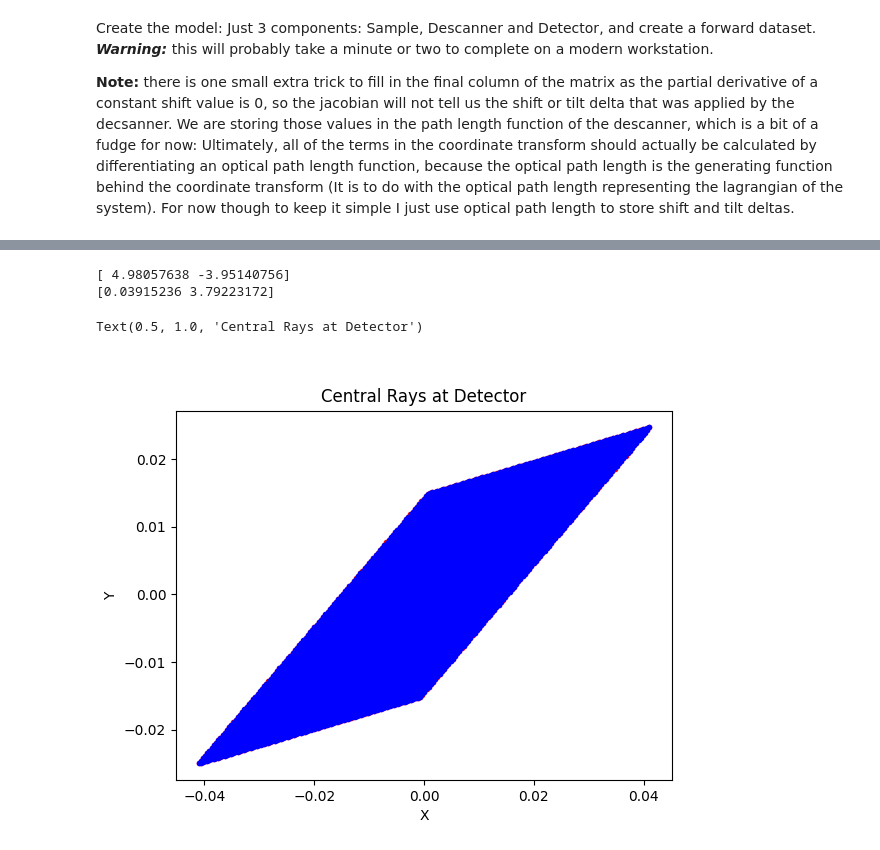
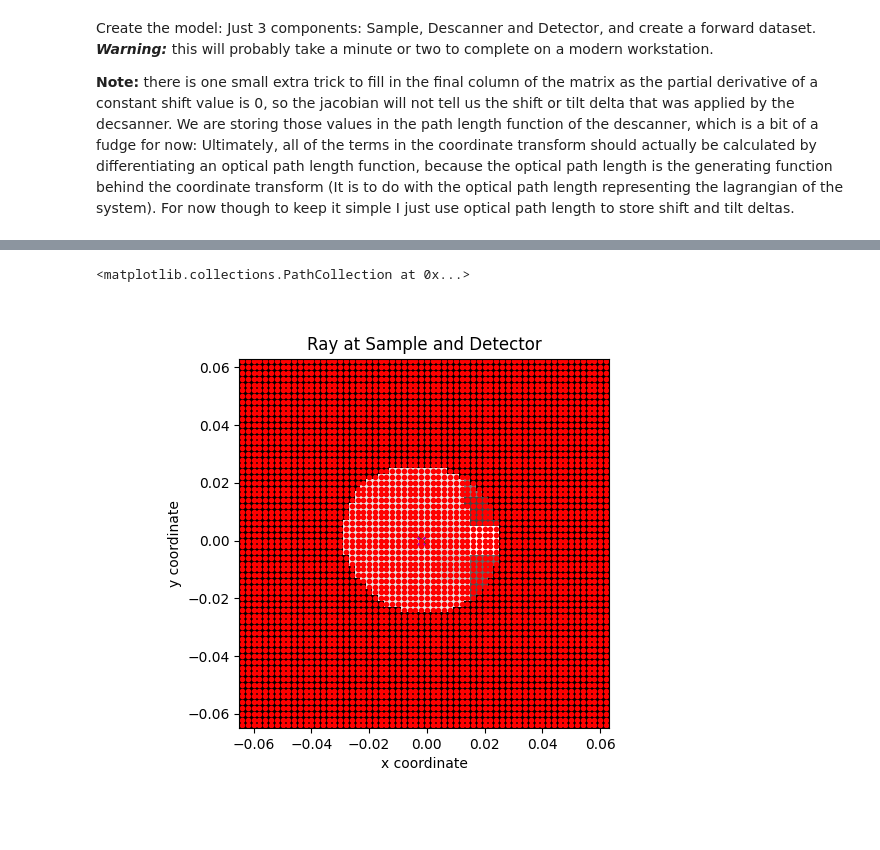
Before and after one commit to TemGym/TemGym, a Jupyter notebook: examples/jax_examples/4Dstem_jax.ipynb, the cells around one changed output, grey strips where cells are left out. Cells and saved outputs as stored; diff of their text form; code cells hidden in the pictures; blank space fills up the shorter version.

```diff
--- a/examples/jax_examples/4Dstem_jax.ipynb
+++ b/examples/jax_examples/4Dstem_jax.ipynb
@@ -614,43 +605,26 @@ plt.show()
 # %%
-# from scipy.ndimage import center_of_mass
 
-# # Find the central pixel of each circle image on the detector
-# idx_x, idx_y = 102, 102
-# idx = np.ravel_multi_index((idx_y, idx_x), (scan_size[0], scan_size[1]))
-# det_image_selected = np.abs(fourdstem_array[idx_y, idx_x])
+# Find the central pixel of each circle image on the detector
+idx_x, idx_y = 50, 50
+idx = np.ravel_multi_index((idx_y, idx_x), (scan_size[0], scan_size[1]))
 
-# # Convert the detector image to a binary image
-# binary_det_image = np.abs(det_image_selected) > 0.5 * np.max(np.abs(det_image_selected))
+x_out_centre_det = det_coords_x[np.argmin(np.sqrt((np.array(x_out_centre_rm) - det_coords_x)**2), axis=1)]
+y_out_centre_det = det_coords_y[np.argmin(np.sqrt((np.array(y_out_centre_rm) - det_coords_y)**2), axis=1)]
+det_image_selected = np.abs(fourdstem_array[idx_y, idx_x])
+scan_x_in = np.array(scan_x_in)
+scan_y_in = np.array(scan_y_in)
 
-# # Find the center of mass of the binary image
-# center_y, center_x = center_of_mass(binary_det_image)
-
-# # Convert the center of mass to detector coordinates
-# x_out_centre = (center_x - det_size[1] / 2) * det_px_size
-# y_out_centre = (center_y - det_size[0] / 2) * det_px_size
-
-# # Find the nearest pixel coordinate to the ray hit position
-
-# # x_out_centre = np.array(x_out_centre)
-# # y_out_centre = np.array(y_out_centre)
-
-
-# # # Find the nearest pixel coordinate to the ray hit position
-# # nearest_pixel_idx = np.argmin(np.sqrt((det_coords_x[:, np.newaxis] - x_out_centre)**2 + (det_coords_y[:, np.newaxis] - y_out_centre)**2), axis=0)
-# # nearest_pixel_coord = detector_coords[nearest_pixel_idx]
-
-# scan_x_in = np.array(scan_x_in)
-# scan_y_in = np.array(scan_y_in)
-
-
-# plt.figure()
-# plt.imshow(det_image_selected, cmap='gray', extent=[det_coords_x[0] - det_px_size/2, det_coords_x[-1] + det_px_size/2, det_coords_y[0] - det_px_size/2, det_coords_y[-1] + det_px_size/2], origin='lower')
-# plt.scatter(x_out_centre, y_out_centre, c='g', marker='x', alpha=1)
-# plt.scatter(x_out_centre_rm[idx], y_out_centre_rm[idx], c='r', marker='x', alpha=1)
-# plt.xlabel('x coordinate')
-# plt.ylabel('y coordinate')
-# plt.title('Ray at Sample and Detector')
-# plt.scatter(det_coords_x, det_coords_y, c='r', marker='.', alpha=1)
+plt.figure()
+plt.imshow(det_image_selected, cmap='gray', extent=[det_coords_x[0] - det_px_size/2, det_coords_x[-1] + det_px_size/2, det_coords_y[0] - det_px_size/2, det_coords_y[-1] + det_px_size/2], origin='lower')
+plt.scatter(x_out_centre_rm[idx], y_out_centre_rm[idx], c='g', marker='x', alpha=1)
+plt.scatter(x_out_centre_det[idx], y_out_centre_det[idx], c='m', marker='x', alpha=1)
+plt.xlabel('x coordinate')
+plt.ylabel('y coordinate')
+plt.title('Ray at Sample and Detector')
+plt.scatter(det_coords_x, det_coords_y, c='r', marker='.', alpha=1)
+# %% [output]
+<matplotlib.collections.PathCollection at 0x...>
+[figure, added]
 # %%
 from scipy.optimize import curve_fit
 
@@ -661,8 +635,8 @@ def model(scans, a, b):
 
 scan_x_in = np.array(scan_x_in)
 scan_y_in = np.array(scan_y_in)
-x_out_c = np.array(x_out_centre)
-y_out_c = np.array(y_out_centre)
+x_out_c = np.array(x_out_centre_det)
+y_out_c = np.array(y_out_centre_det)
 
 # # Example initial guess
 params_x = {"x_error_coeff": 0.0, "x_cross_error_coeff": 0.0}
@@ -670,21 +644,3 @@ params_y = {"y_error_coeff": 0.0, "y_cross_error_coeff": 0.0}
 
 poptx, pcovx = curve_fit(model, (scan_x_in, scan_y_in), x_out_centre)
 popty, pcovy = curve_fit(model, (scan_y_in, scan_x_in), y_out_centre)
-print(poptx)
-print(popty)
-# %% [output]
-[ 4.98057638 -3.95140756]
-[0.03915236 3.79223172]
-# %%
-x_out = scan_x_in * (poptx[0] - 1) + scan_y_in * poptx[1]
-y_out = scan_y_in * (popty[0] - 1) + scan_x_in * popty[1]
-
-plt.figure()
-plt.plot(x_out_c, y_out_c, '.r', label =  'Measured Ray Centre')
-plt.plot(x_out, y_out, '.b', label = 'Fit Ray Centre')
-plt.xlabel('X')
-plt.ylabel('Y')
-plt.title('Central Rays at Detector')
-# %% [output]
-Text(0.5, 1.0, 'Central Rays at Detector')
-[figure, removed]
```
Also changed, not shown: parts of 9 cells of this notebook, 1 other file.
